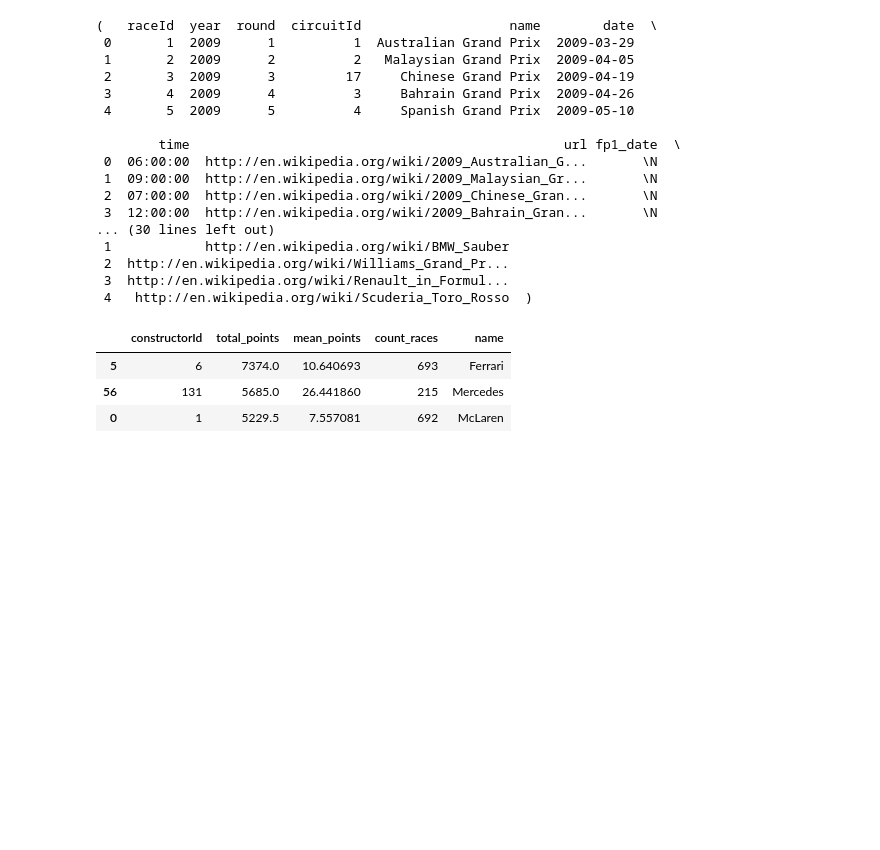
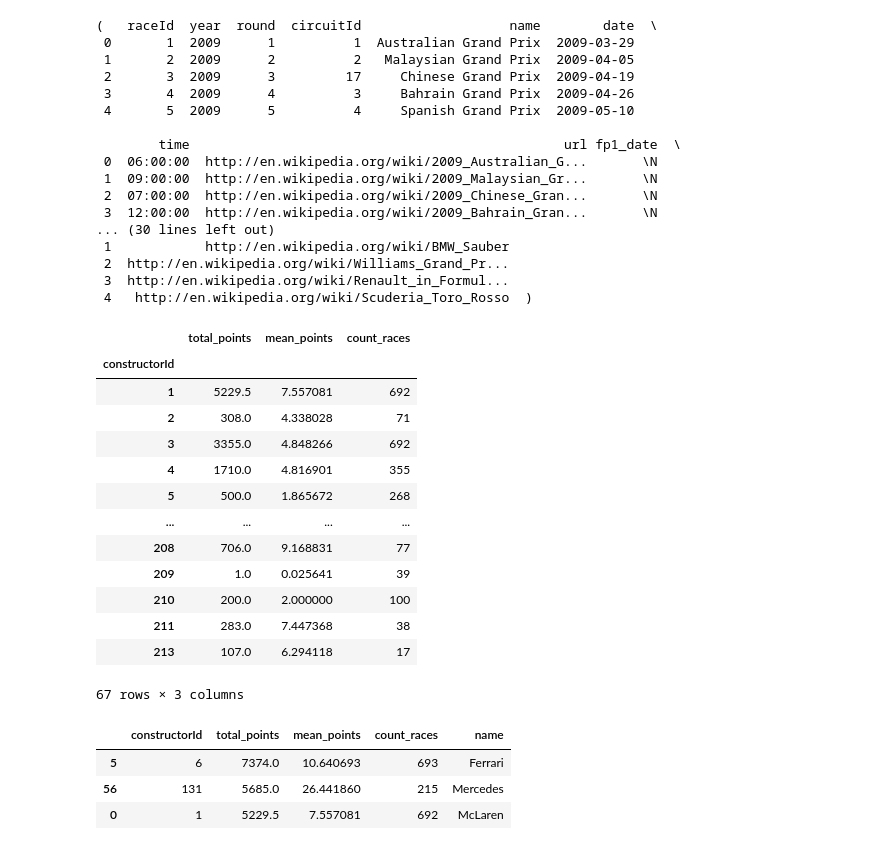
Before and after one commit to lornalyu/qtm531spring2024, a Jupyter notebook: Lecture 03/QTM531 Assignment1.ipynb, the cells around one changed output. Saved outputs shown, nothing was run; the diff lists cells and outputs as text; code cells hidden in the pictures; blank space fills up the shorter version.

```diff
--- a/Lecture 03/QTM531 Assignment1.ipynb
+++ b/Lecture 03/QTM531 Assignment1.ipynb
@@ -48,10 +48,32 @@ races.head(), constructor_results.head(), constructors.head()
 filtered_races_1981_2020 = races[(races['year'] >= 1981) & (races['year'] <= 2020)]
 # %%
 # Chaining to get aggregate teamrace with raceId
-teamrace_agg_names_1981_2020 = (constructor_results.query("raceId in @filtered_races.raceId")
+teamrace_agg_names_1981_2020 = (constructor_results.query("raceId in @filtered_races_1981_2020.raceId")
                                   .groupby("constructorId")
                                   .agg(total_points = ('points', 'sum'),
                                        mean_points = ('points', 'mean'),
                                        count_races = ('points', 'count')))
+# %%
+list_old = ['\\N']
+list_new = [-1]
+
+# This command replaces the values of NA
+teamrace_agg_names_1981_2020 = teamrace_agg_names_1981_2020.replace(list_old, list_new)
+teamrace_agg_names_1981_2020
+# %% [output]
+|  | total_points | mean_points | count_races |
+| constructorId |  |  |  |
+| 1 | 5229.5 | 7.557081 | 692 |
+| 2 | 308.0 | 4.338028 | 71 |
+| 3 | 3355.0 | 4.848266 | 692 |
+| 4 | 1710.0 | 4.816901 | 355 |
+| 5 | 500.0 | 1.865672 | 268 |
+| ... | ... | ... | ... |
+| 208 | 706.0 | 9.168831 | 77 |
+| 209 | 1.0 | 0.025641 | 39 |
+| 210 | 200.0 | 2.000000 | 100 |
+| 211 | 283.0 | 7.447368 | 38 |
+| 213 | 107.0 | 6.294118 | 17 |
+67 rows × 3 columns
 # %%
 # Merge with constructors to get names
```
Also changed, not shown: parts of 1 cell of this notebook, 2 other files.
